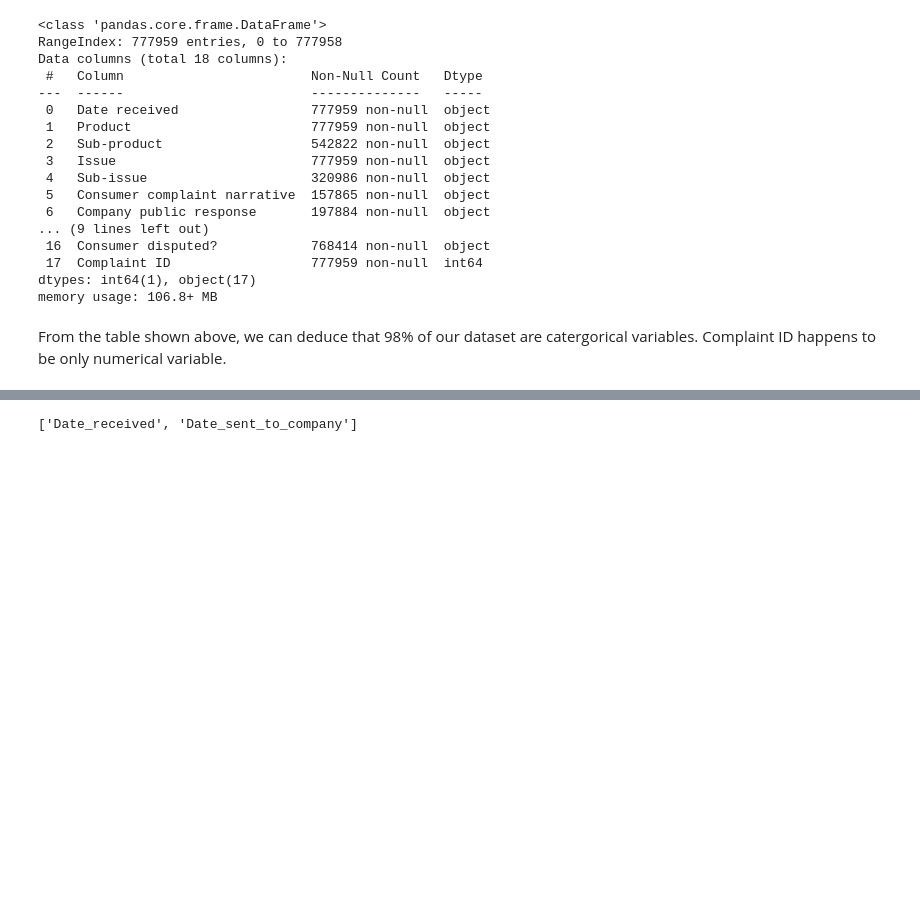
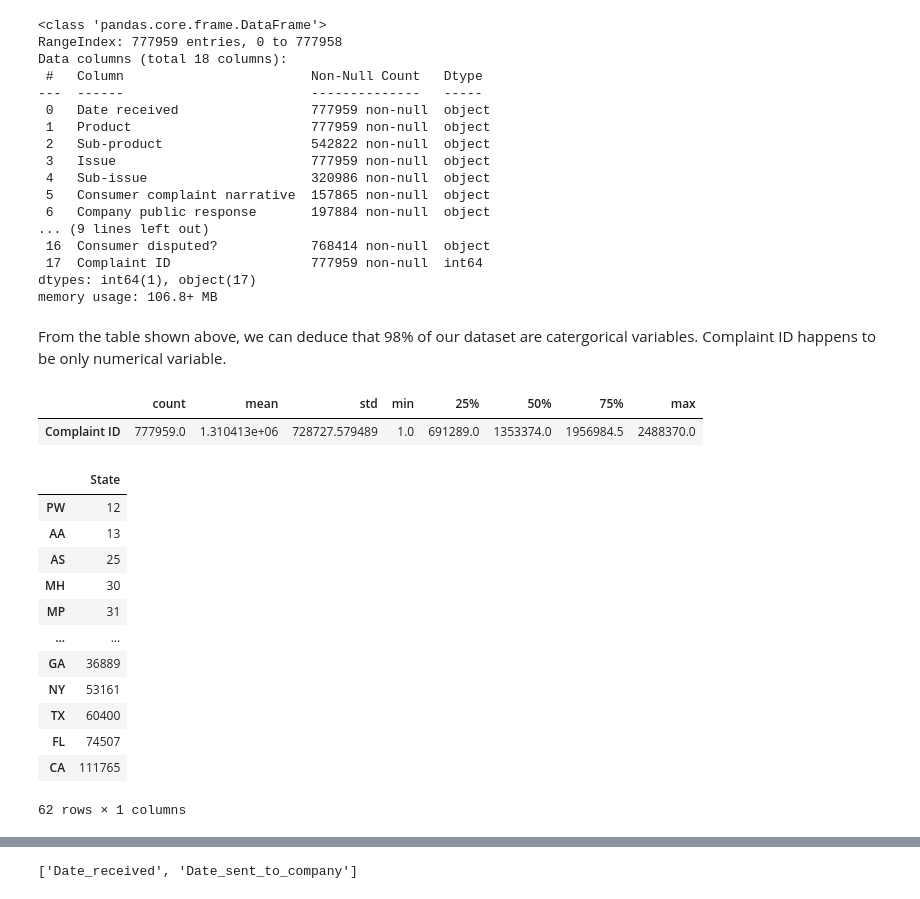
Before and after one commit to Tobi-Ade/Machine-Learning-Deployment, a Jupyter notebook: read.ipynb, the cells around one changed output, grey strips where cells are left out. Cells and saved outputs as stored; diff of their text form; code cells hidden in the pictures; blank space fills up the shorter version.

```diff
--- a/read.ipynb
+++ b/read.ipynb
@@ -78,3 +67,29 @@ dtypes: int64(1), object(17)
 memory usage: 106.8+ MB
 # %% [markdown]
 From the table shown above, we can deduce that 98% of our dataset are catergorical variables. Complaint ID happens to be only numerical variable.
+# %%
+# Descriptive summary characteristics
+df.describe().T
+# %% [output]
+|  | count | mean | std | min | 25% | 50% | 75% | max |
+| Complaint ID | 777959.0 | 1.310413e+06 | 728727.579489 | 1.0 | 691289.0 | 1353374.0 | 1956984.5 | 2488370.0 |
+# %%
+# get state count in the data
+state = df['State'].value_counts()
+# convert pandas series to dataframe
+state_df = state.sort_values(ascending=True).to_frame()
+state_df
+# %% [output]
+|  | State |
+| PW | 12 |
+| AA | 13 |
+| AS | 25 |
+| MH | 30 |
+| MP | 31 |
+| ... | ... |
+| GA | 36889 |
+| NY | 53161 |
+| TX | 60400 |
+| FL | 74507 |
+| CA | 111765 |
+62 rows × 1 columns
```
Also changed, not shown: parts of 6 cells of this notebook.
